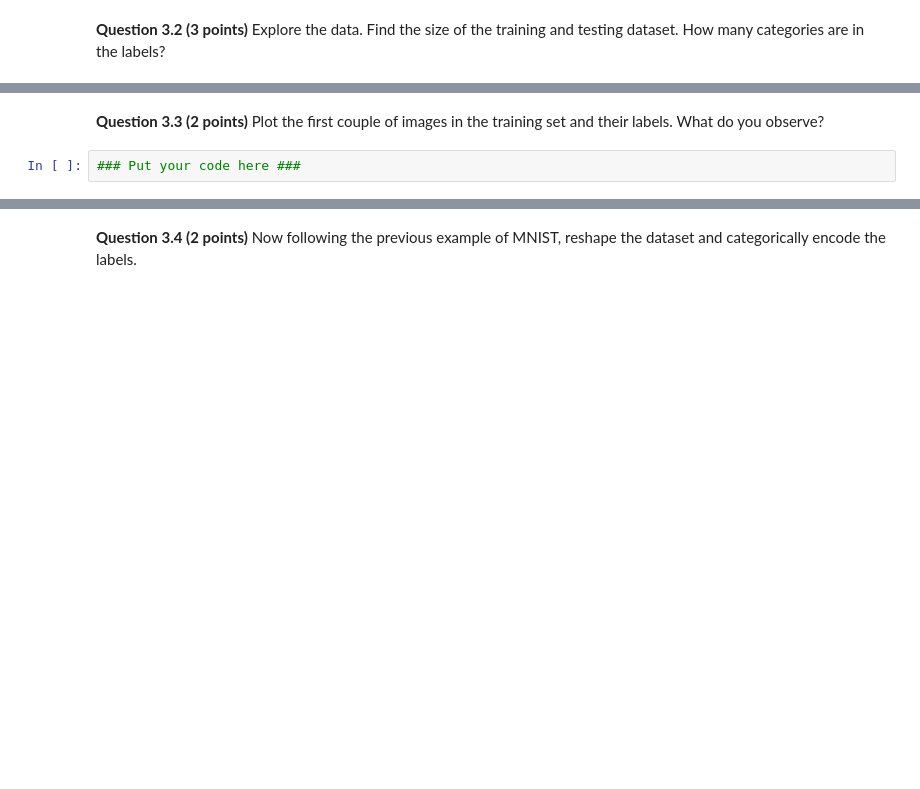
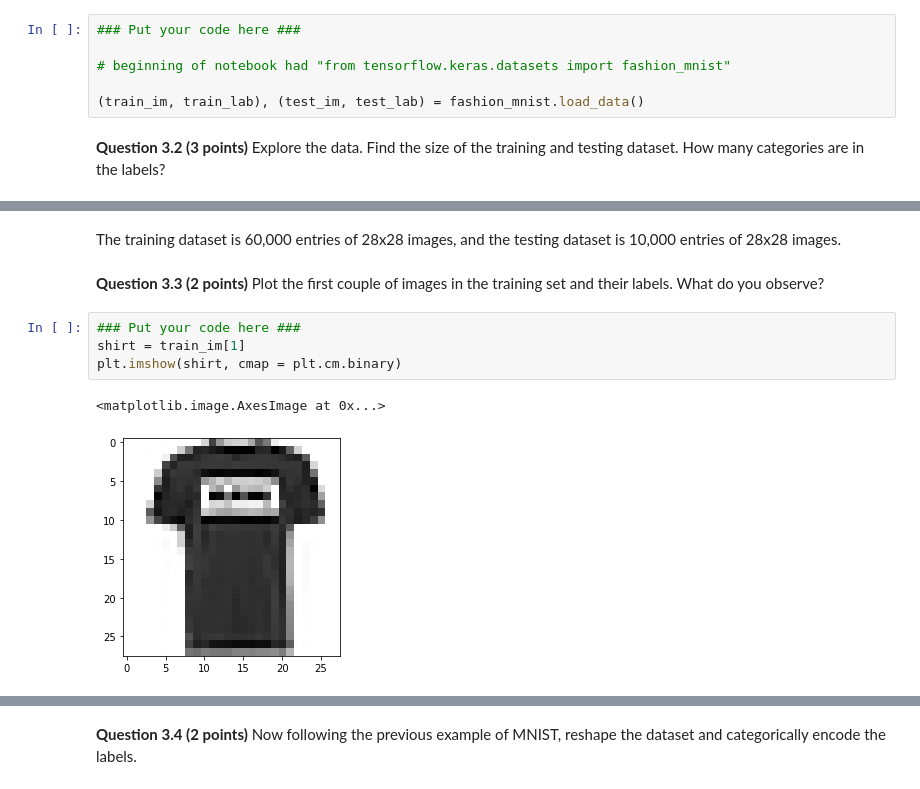
Before and after one commit to doylekay/cmse202-f20-turnin, a Jupyter notebook: HW_05_TF_STUDENT.ipynb, the cells around one changed output, grey strips where cells are left out. Cells and saved outputs as stored; diff of their text form; blank space fills up the shorter version.

```diff
--- a/HW_05_TF_STUDENT.ipynb
+++ b/HW_05_TF_STUDENT.ipynb
@@ -258,3 +319,9 @@ We will now work on another dataset called fashion MNIST. Fashion MNIST is a dat
+# %%
+### Put your code here ###
+
+# beginning of notebook had "from tensorflow.keras.datasets import fashion_mnist"
+
+(train_im, train_lab), (test_im, test_lab) = fashion_mnist.load_data()
 # %% [markdown]
 **Question 3.2 (3 points)** Explore the data. Find the size of the training and testing dataset. How many categories are in the labels?
 # %%
@@ -262,4 +339,11 @@ We will now work on another dataset called fashion MNIST. Fashion MNIST is a dat
+# %% [markdown]
+The training dataset is 60,000 entries of 28x28 images, and the testing dataset is 10,000 entries of 28x28 images.
 # %% [markdown]
 **Question 3.3 (2 points)** Plot the first couple of images in the training set and their labels. What do you observe?
 # %%
 ### Put your code here ###
+shirt = train_im[1]
+plt.imshow(shirt, cmap = plt.cm.binary)
+# %% [output]
+<matplotlib.image.AxesImage at 0x...>
+[figure, added]
```
Also changed, not shown: parts of 29 cells of this notebook.
